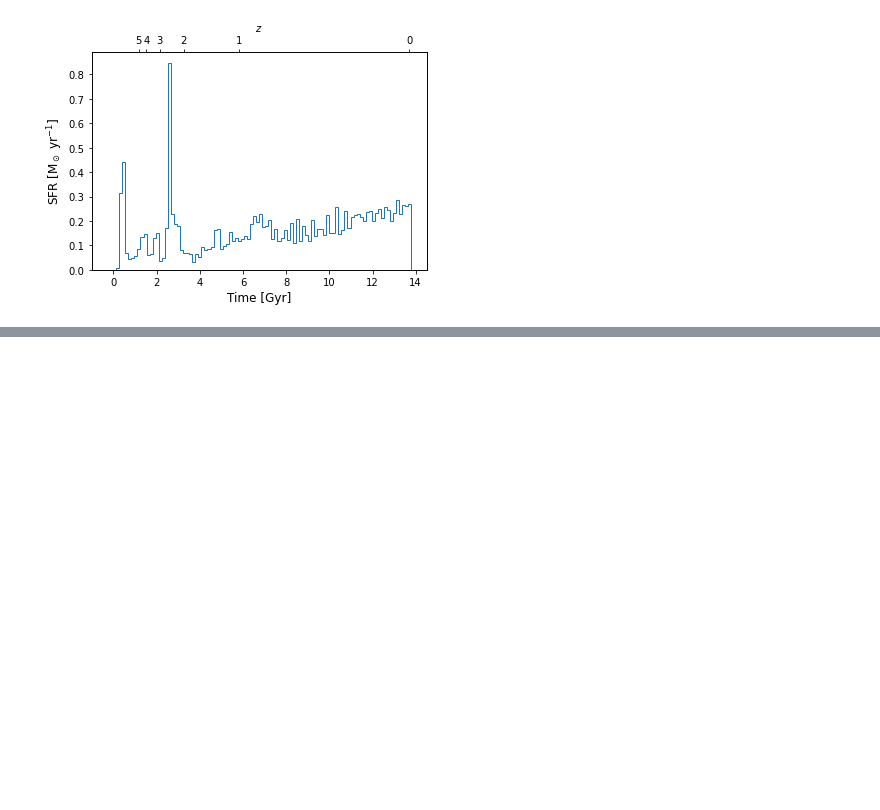
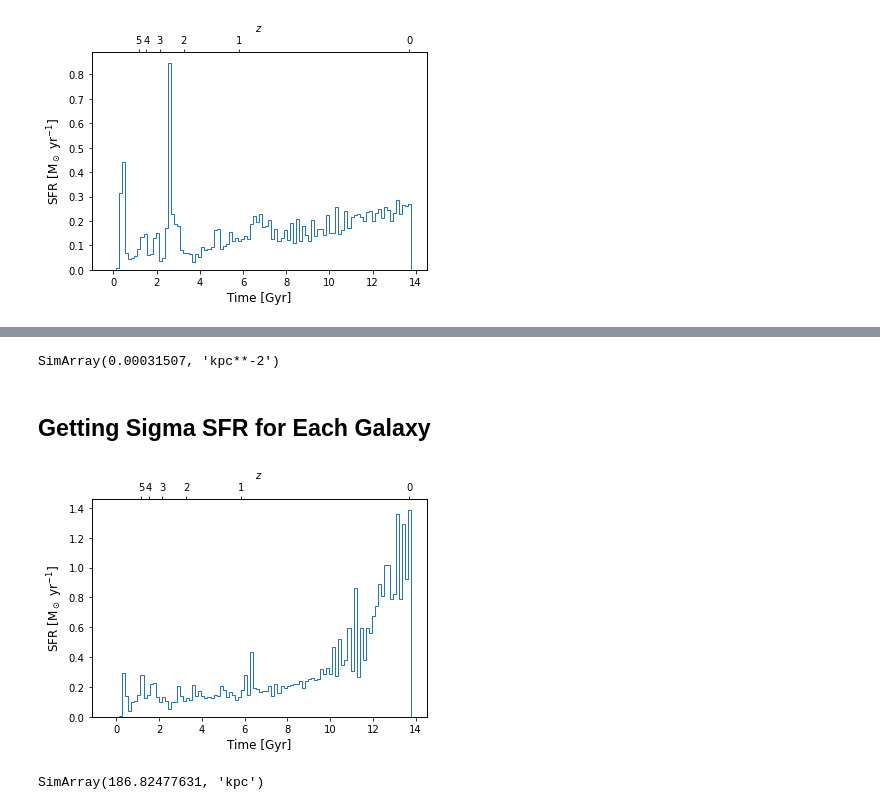
Before and after one commit to JosephWick/H1-merian, a Jupyter notebook: notebooks/CorrCornerPlot.ipynb, the cells around one changed output, grey strips where cells are left out. Saved outputs shown, nothing was run; the diff lists cells and outputs as text; code cells hidden in the pictures; blank space fills up the shorter version.

```diff
--- a/notebooks/CorrCornerPlot.ipynb
+++ b/notebooks/CorrCornerPlot.ipynb
@@ -109,0 +143,34 @@ sfhcdm1
+# %%
+sum(sfhR[0:3])/(4*3.14*(Rvir/1000)**2)
+# %% [output]
+SimArray(0.00031507, 'kpc**-2')
+# %% [markdown]
+## Getting Sigma SFR for Each Galaxy
+# %%
+# get SIDM Galaxies
+gals = util.getGalaxies()[0]
+# %%
+# select galaxy
+g = gals[7]
+
+# load file
+fpath = util.getfilepath(g)[0] + '/r'+str(g)+'.romulus25.3072g1HsbBH.004096'
+s = pynbody.load(fpath)
+
+s.physical_units()
+h = s.halos()[1]
+
+cen_pot_a = pynbody.analysis.halo.center(h, mode='pot', retcen=True)
+s['pos'] -= cen_pot_a
+h = s.halos()[1]
+
+# get Rvir
+Rvir = pynbody.analysis.halo.virial_radius(s)
+# get sfh info
+sfhR, sfhTime = pynbody.plot.stars.sfh(s)
+# %% [output]
+[figure, added]
+# %%
+Rvir
+# %% [output]
+SimArray(186.82477631, 'kpc')
```
Also changed, not shown: parts of 21 cells of this notebook, 2 other files.
